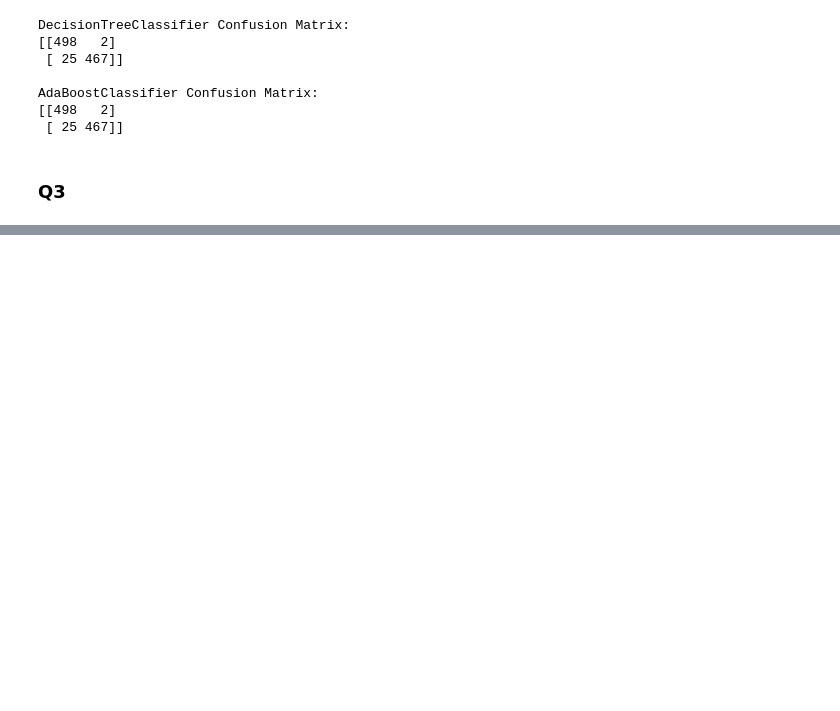
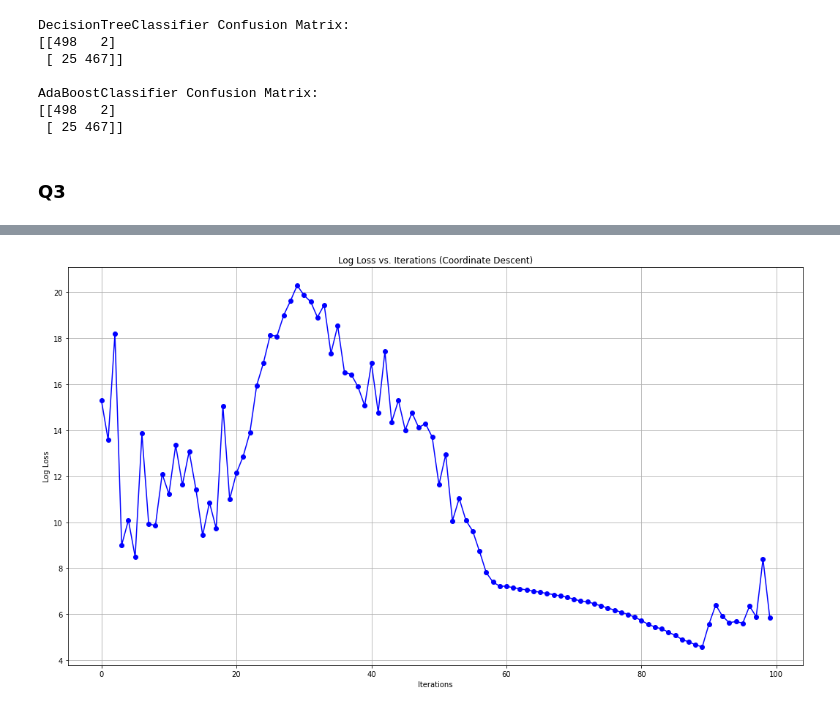
Before and after one commit to jonathanlo411/cse-151a, a Jupyter notebook: pa3/pa3.ipynb, the cells around one changed output, grey strips where cells are left out. Cells and saved outputs as stored; diff of their text form; code cells hidden in the pictures; blank space fills up the shorter version.

```diff
--- a/pa3/pa3.ipynb
+++ b/pa3/pa3.ipynb
@@ -153,6 +156,23 @@ AdaBoostClassifier Confusion Matrix:
  [ 25 467]]
 # %% [markdown]
 ### Q3
+# %%
+heart = pd.read_csv("heart.csv")
 # %%
-heart
+# Split data
+X = heart.iloc[:, :-1]
+y = heart.iloc[:, -1]
+X_train, X_test, y_train, y_test = train_test_split(X, y, test_size=0.25, random_state=0)
+
+# Init and fit model
+logreg = LogisticRegression(max_iter=1000, C=0.0001)
+logreg.fit(X_train, y_train)
+
+# Pred
+y_pred = logreg.predict(X_test)
+y_pred_prob = logreg.predict_proba(X_test)
+
+# Get log loss
+log_loss_value = log_loss(y_test, y_pred_prob)
+print("Log Loss:", log_loss_value)
 # %% [output]
@@ -230,0 +180,42 @@ AttributeError: 'LogisticRegression' object has no attribute 'loss_'
+# %%
+# log func
+def sigmoid(x):
+    return 1 / (1 + np.exp(-x))
+
+# Coordinate descent for logistic regression
+def coordinate_descent(X, y, max_iterations=100, learning_rate=0.01):
+    n_samples, n_features = X.shape
+    w = np.zeros(n_features)
+    loss_values = []
+
+    for t in range(max_iterations):
+        prev_w = np.copy(w)
+        for i in range(n_features):
+            w_i = np.dot(X[:, i], y - sigmoid(np.dot(X, w))) / n_samples
+            w[i] = w[i] + learning_rate * w_i
+
+        # Calculate log loss
+        y_pred_prob = sigmoid(np.dot(X_test, w))
+        loss_value = log_loss(y_test, y_pred_prob)
+        loss_values.append(loss_value)
+
+        # Check for convergence
+        if t > 0 and np.linalg.norm(w - prev_w) < 1e-6:
+            break
+
+    return w, loss_values
+
+# Get weights and losses
+optimal_weights, loss_values = coordinate_descent(X_train.values, y_train.values)
+
+# Plot
+iterations = range(len(loss_values))
+plt.figure(figsize=(18,10))
+plt.plot(iterations, loss_values, marker='o', linestyle='-', color='b')
+plt.xlabel('Iterations')
+plt.ylabel('Log Loss')
+plt.title('Log Loss vs. Iterations (Coordinate Descent)')
+plt.grid(True)
+plt.show()
+# %% [output]
+[figure, added]
```
Also changed, not shown: parts of 4 cells of this notebook.
